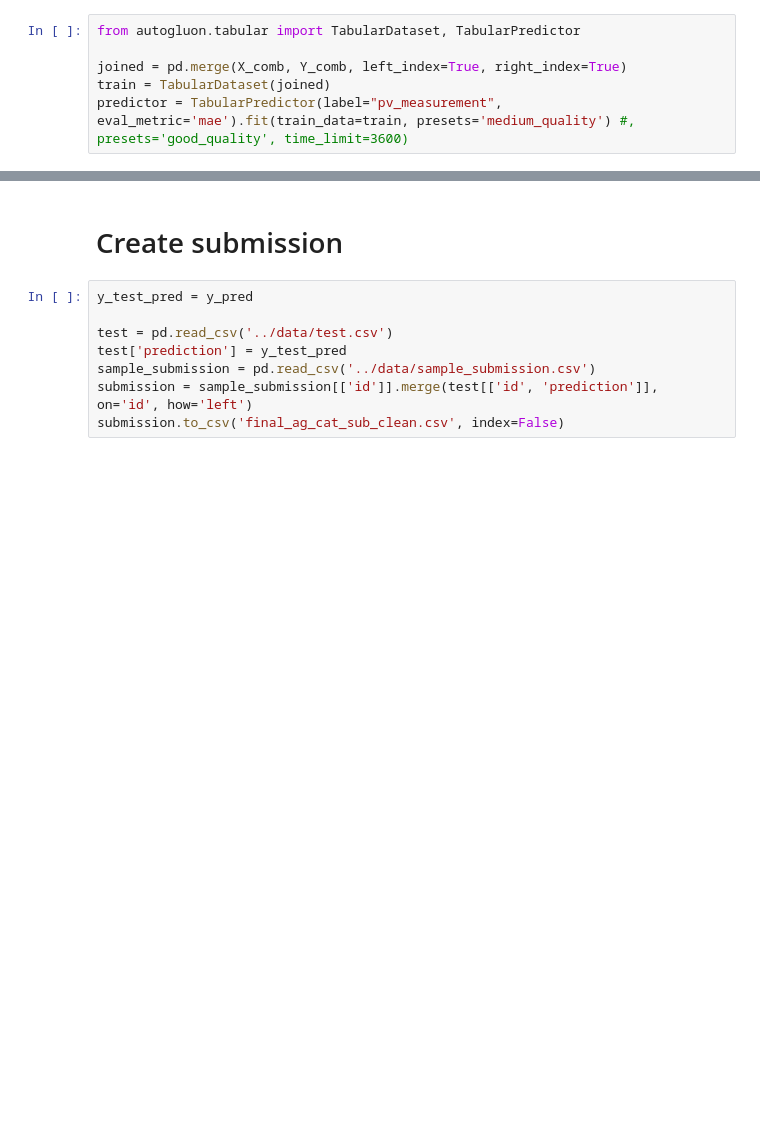
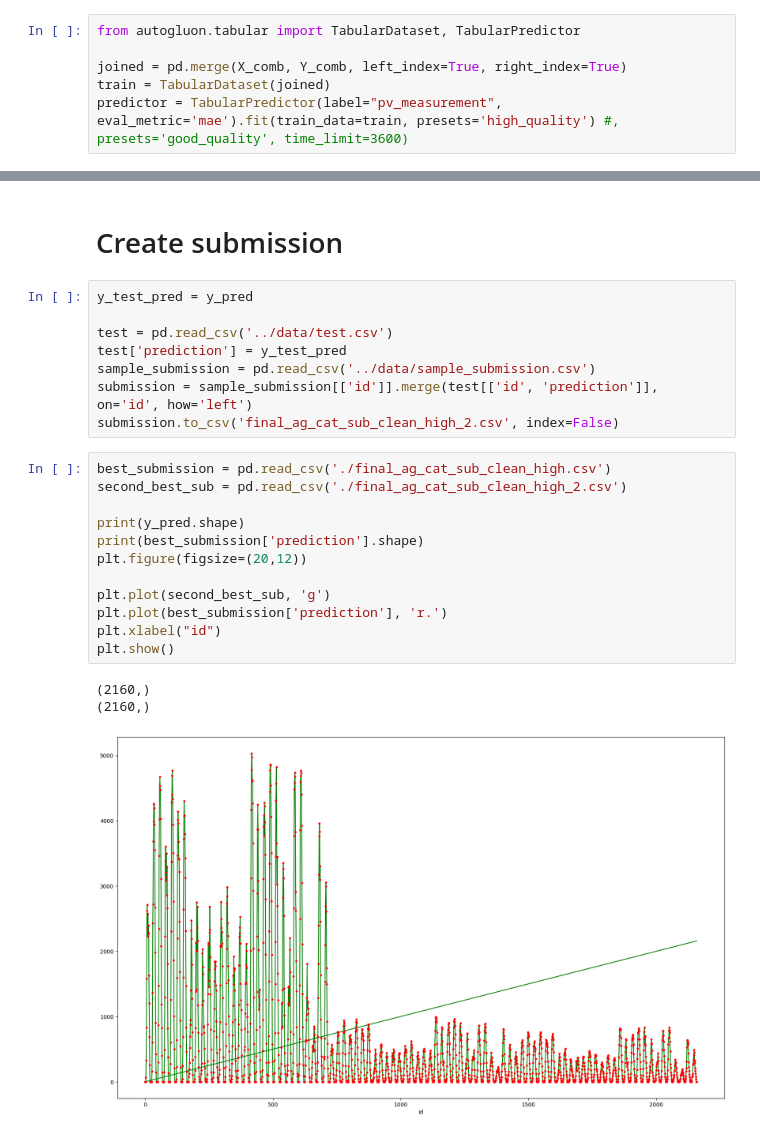
Before and after one commit to Hansstem/TDT4173-ML, a Jupyter notebook: final_notebooks/Short_notebook_1.ipynb, the cells around one changed output, grey strips where cells are left out. Cells and saved outputs as stored; diff of their text form; blank space fills up the shorter version.

Commit message:
ag high quality

```diff
--- a/final_notebooks/Short_notebook_1.ipynb
+++ b/final_notebooks/Short_notebook_1.ipynb
@@ -743,5 +690,5 @@ from autogluon.tabular import TabularDataset, TabularPredictor
 
 joined = pd.merge(X_comb, Y_comb, left_index=True, right_index=True)
 train = TabularDataset(joined)
-predictor = TabularPredictor(label="pv_measurement", eval_metric='mae').fit(train_data=train, presets='medium_quality') #, presets='good_quality', time_limit=3600)
+predictor = TabularPredictor(label="pv_measurement", eval_metric='mae').fit(train_data=train, presets='high_quality') #, presets='good_quality', time_limit=3600)
 # %% [output]
@@ -871,4 +758,20 @@ test = pd.read_csv('../data/test.csv')
 test['prediction'] = y_test_pred
 sample_submission = pd.read_csv('../data/sample_submission.csv')
 submission = sample_submission[['id']].merge(test[['id', 'prediction']], on='id', how='left')
-submission.to_csv('final_ag_cat_sub_clean.csv', index=False)
+submission.to_csv('final_ag_cat_sub_clean_high_2.csv', index=False)
+# %%
+best_submission = pd.read_csv('./final_ag_cat_sub_clean_high.csv')
+second_best_sub = pd.read_csv('./final_ag_cat_sub_clean_high_2.csv')
+
+print(y_pred.shape)
+print(best_submission['prediction'].shape)
+plt.figure(figsize=(20,12))
+
+plt.plot(second_best_sub, 'g')
+plt.plot(best_submission['prediction'], 'r.')
+plt.xlabel("id")
+plt.show()
+# %% [output]
+(2160,)
+(2160,)
+[figure, added]
```
Also changed, not shown: parts of 8 cells of this notebook, 5 other files.
